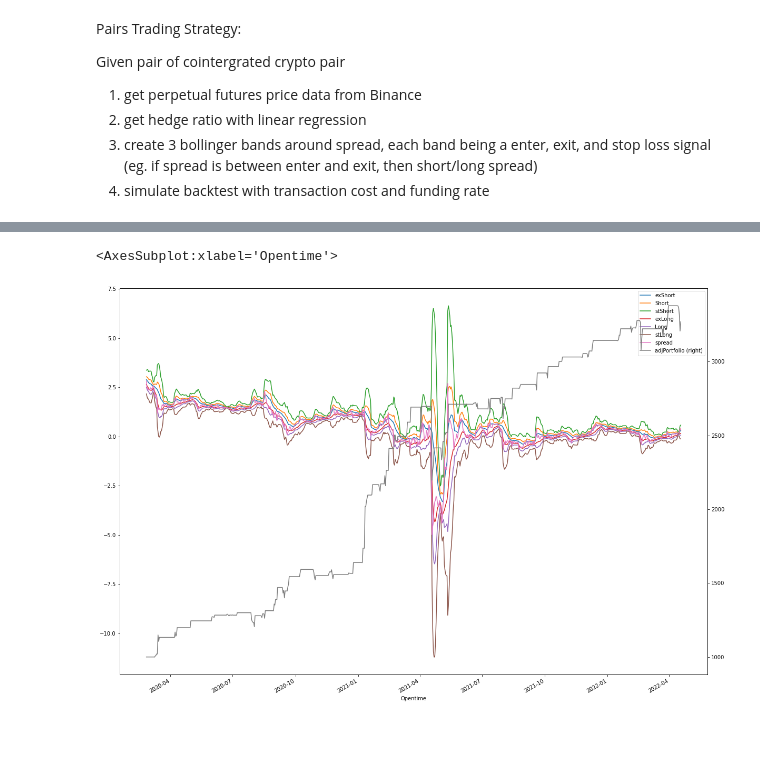
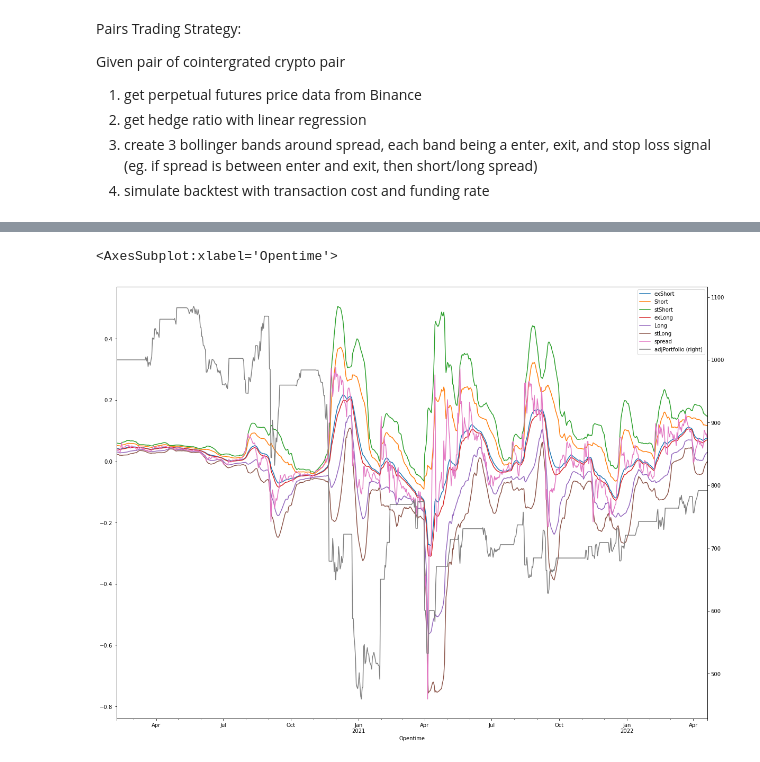
Before and after one commit to etant/PairsTrading, a Jupyter notebook: pairsTrading.ipynb, the cells around one changed output, grey strips where cells are left out. Drawn from its saved outputs; the diff is of its cells as text; code cells hidden in the pictures; blank space fills up the shorter version.

```diff
--- a/pairsTrading.ipynb
+++ b/pairsTrading.ipynb
@@ -33,7 +34,7 @@ performanceStat(sim)
 # %%
 #graph of stratgey, grey line is portfolio over time
-simul(signal([10, 1.8, 0.8, 4.0],xD,yD)).plot(y=["exShort","Short","stShort","exLong","Long","stLong","spread","adjPortfolio"],figsize = (20,15),secondary_y = "adjPortfolio")
+simul(sim).tail(100*24).plot(y=["exShort","Short","stShort","exLong","Long","stLong","spread","adjPortfolio"],figsize = (20,15),secondary_y = "adjPortfolio")
 # %% [output]
 <AxesSubplot:xlabel='Opentime'>
-[figure, old version]
+[figure, new version]
 # %%
```
Also changed, not shown: parts of 10 cells of this notebook, 2 other files.
